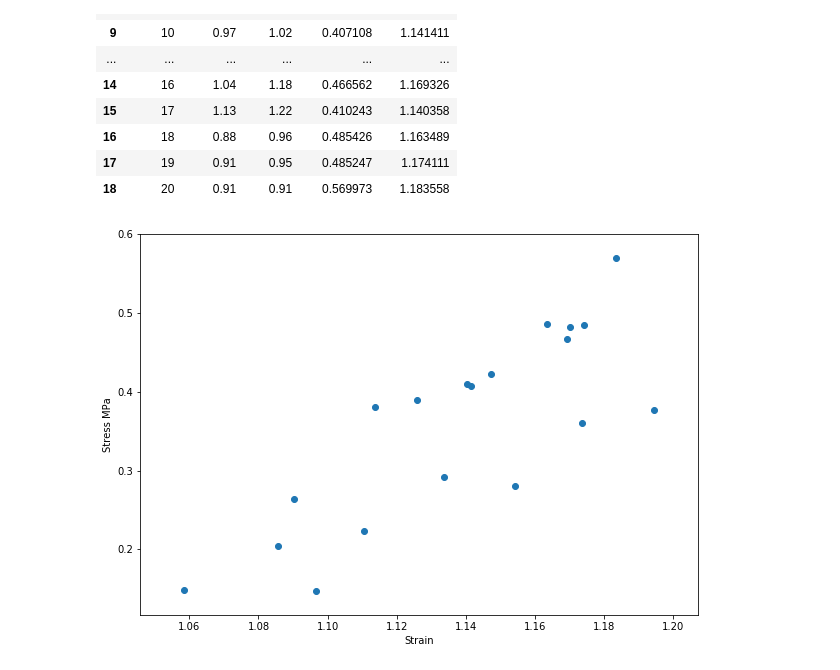
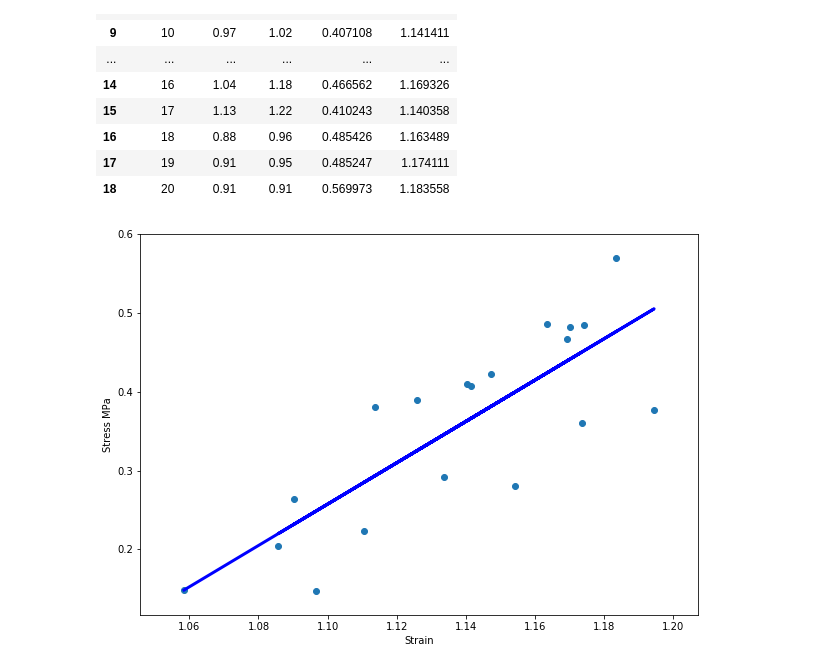
Before and after one commit to lipovka/bc, a Jupyter notebook: bc.ipynb, the cells around one changed output. Drawn from its saved outputs; the diff is of its cells as text; code cells hidden in the pictures.

```diff
--- a/bc.ipynb
+++ b/bc.ipynb
@@ -30,10 +31,23 @@ ds
 # %%
 x = ds.max_strain.values
 y = ds.max_stress.values
 fig, ax = plt.subplots(figsize=(10, 7));
 ax.scatter(x, y)
 plt.xlabel('Strain')
 plt.ylabel('Stress MPa')
+
+
+
+x = x.reshape(len(x), 1)
+y = y.reshape(len(x), 1)
+
+regr = linear_model.LinearRegression()
+regr.fit(x, y)
+
+
+plt.plot(x, regr.predict(x), color='blue', linewidth=3)
+
 plt.show()
+plt.show()
 # %% [output]
-[figure, old version]
+[figure, new version]
```
Also changed, not shown: parts of 6 cells of this notebook, 1 other file.
